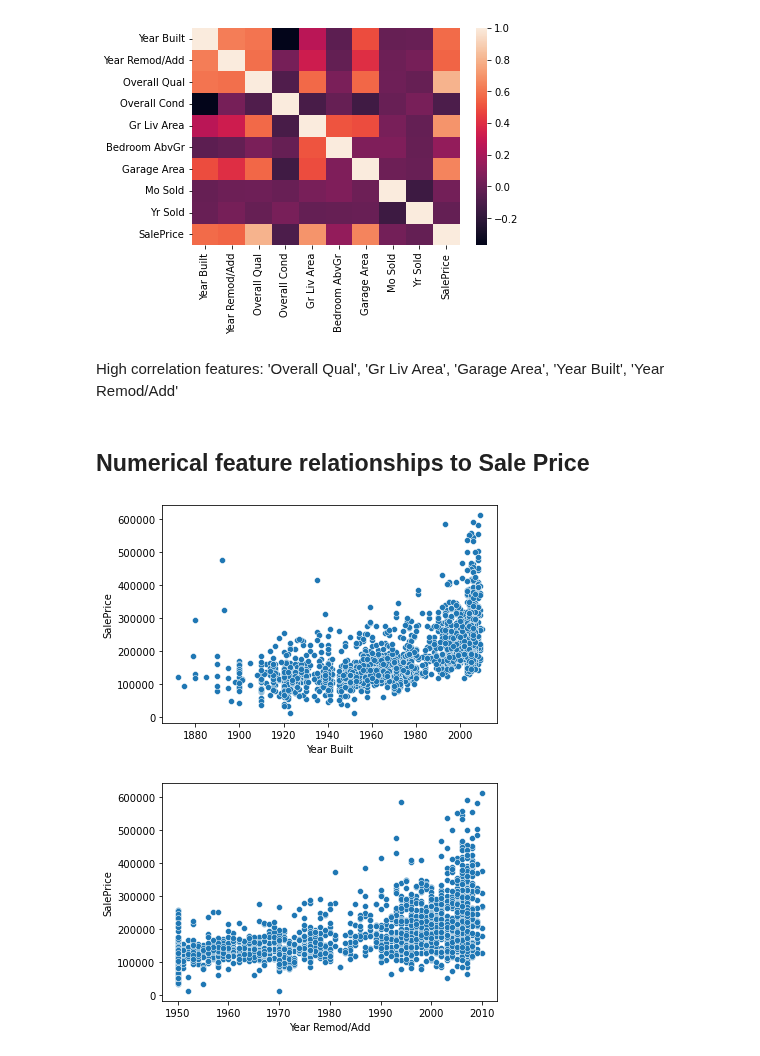
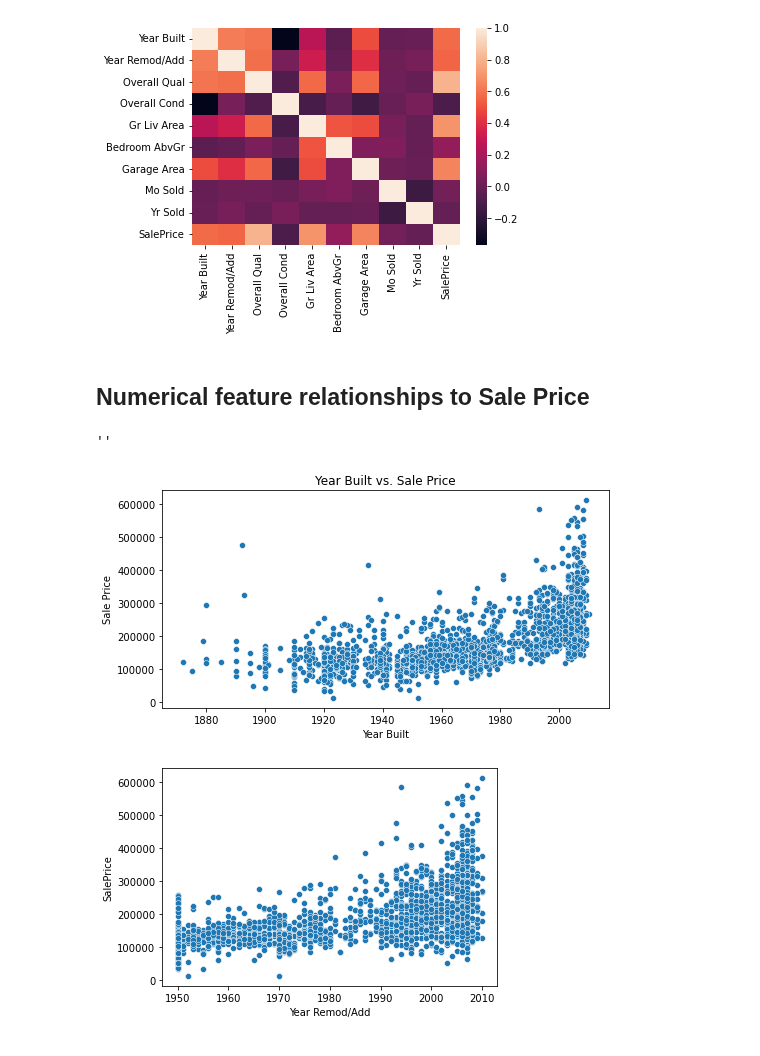
Before and after one commit to pezpet/general-assembly, a Jupyter notebook: labs/project-2-andres/code/01_EDA_and_Cleaning.ipynb, the cells around one changed output. Cells and saved outputs as stored; diff of their text form; code cells hidden in the pictures.

```diff
--- a/labs/project-2-andres/code/01_EDA_and_Cleaning.ipynb
+++ b/labs/project-2-andres/code/01_EDA_and_Cleaning.ipynb
@@ -197,8 +203,6 @@ sns.heatmap(train.corr())
 # %% [output]
 <AxesSubplot:>
 [figure]
-# %% [markdown]
-High correlation features: 'Overall Qual', 'Gr Liv Area', 'Garage Area', 'Year Built', 'Year Remod/Add'
 # %% [markdown]
 ## Numerical feature relationships to Sale Price
 # %%
@@ -214,10 +218,17 @@ numericals = [
     'Yr Sold',
     'SalePrice'
 ]
-# %%
-sns.scatterplot(x=train['Year Built'], y=train['SalePrice']);
-# %% [output]
-[figure, removed]
+# %%
+plt.figure(figsize=(8, 4), facecolor='white')
+sns.scatterplot(x=train['Year Built'], y=train['SalePrice'])
+plt.title('Year Built vs. Sale Price')
+plt.ylabel('Sale Price')
+plt.xlabel('Year Built')
+plt.savefig('../presentation/yr_built_scatter.png')
+;
+# %% [output]
+''
+[figure, added]
 # %%
 sns.scatterplot(x=train['Year Remod/Add'], y=train['SalePrice']);
 # %% [output]
```
Also changed, not shown: parts of 12 cells of this notebook, 11 other files.
